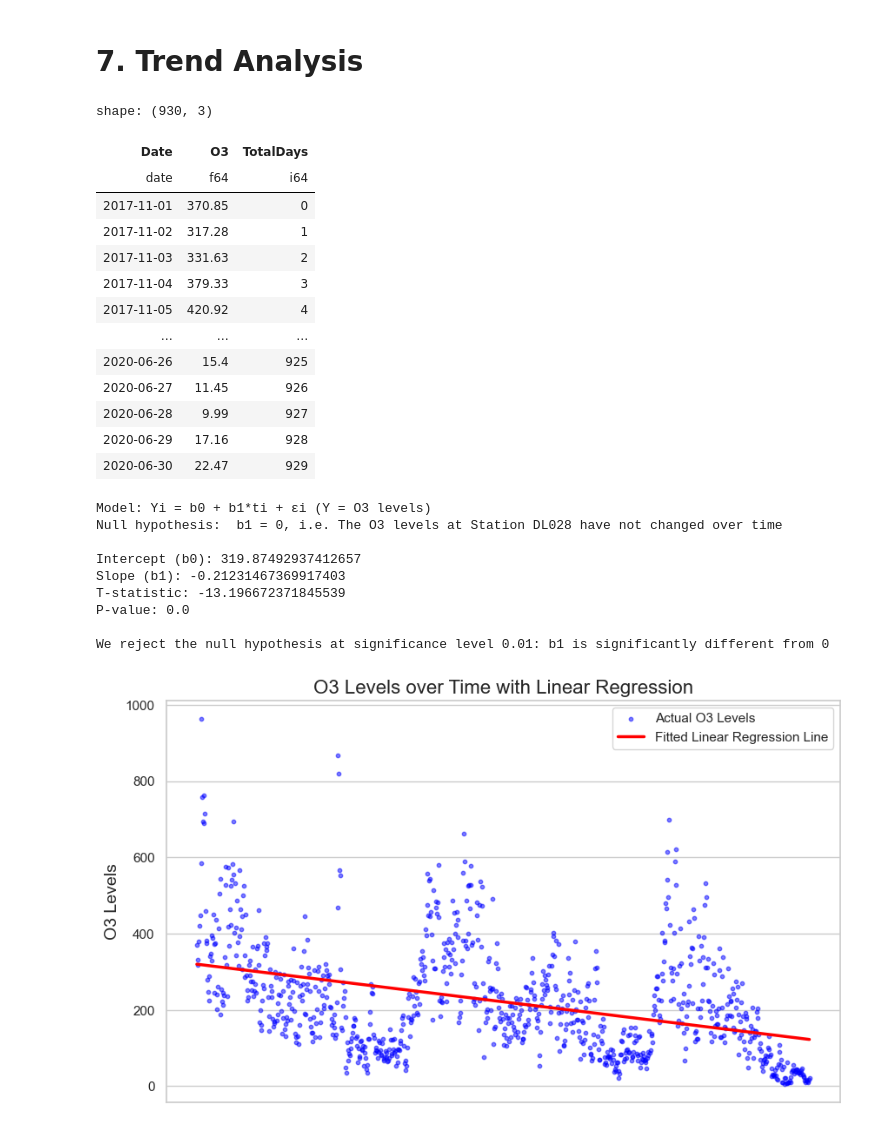
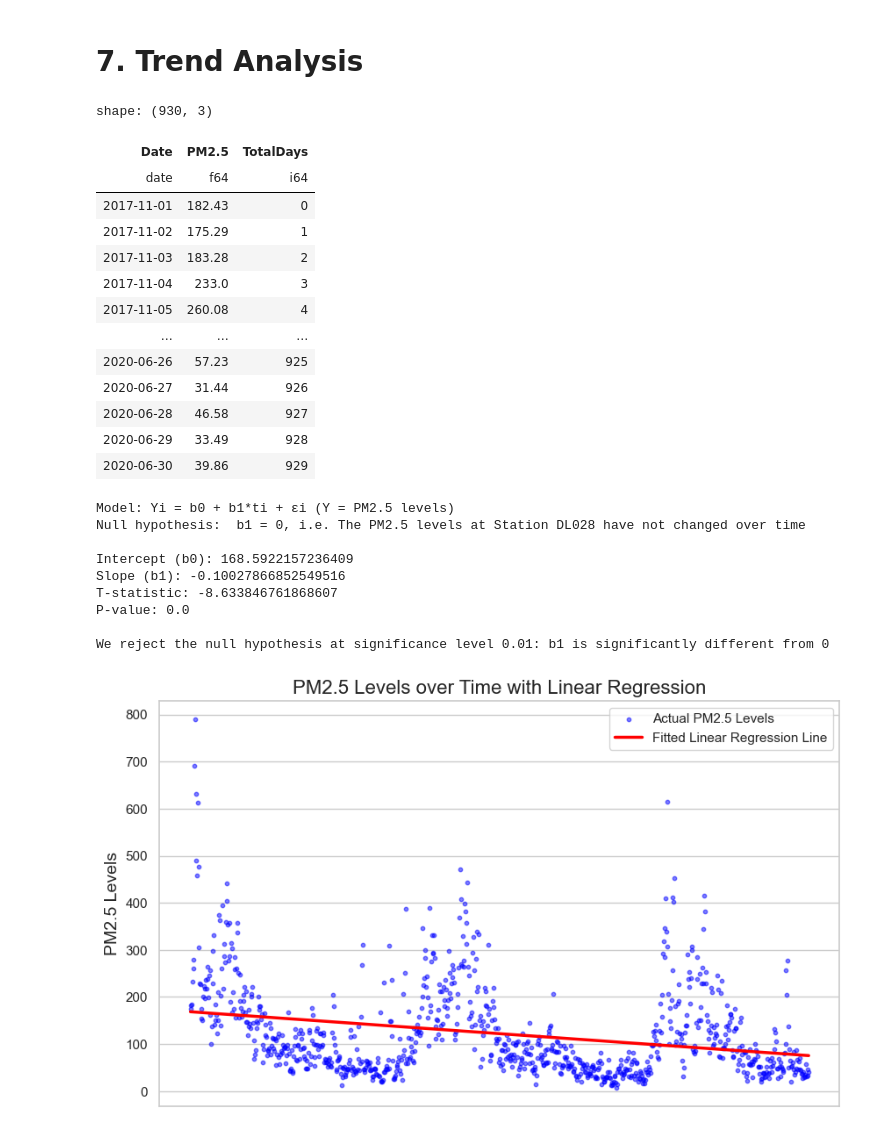
Before and after one commit to oliveira-da-silva-patrick/Workshop1-Project1-AirQualityInIndia, a Jupyter notebook: main_complete.ipynb, the cells around one changed output. Saved outputs shown, nothing was run; the diff lists cells and outputs as text; code cells hidden in the pictures.

```diff
--- a/main_complete.ipynb
+++ b/main_complete.ipynb
@@ -258,7 +258,7 @@ for air_metric in air_metrics:
 # Filter the data for Station DL001 and non-null PM2.5 values
 station_data = df.filter((pl.col('StationId') == 'DL028')).select(
     pl.col('Date'),
-    pl.col('O3'),
+    pl.col('PM2.5'),
     pl.col('Day').cast(pl.String).str.zfill(2),
     pl.col('Month').cast(pl.String).str.zfill(2),
     pl.col('Year'))
@@ -266,7 +266,7 @@ station_data = df.filter((pl.col('StationId') == 'DL028')).select(
 station_data = station_data.with_columns(pl.concat_str([pl.col("Year"), pl.col("Month"), pl.col('Day')], separator="").alias("TotalDays")) \
     .sort("TotalDays").select(
     pl.col('Date'),
-    pl.col('O3'),
+    pl.col('PM2.5'),
     pl.col('TotalDays').cast(pl.Int32))
 
 station_data = station_data.replace_column(2, pl.Series('TotalDays', list(range(0,len(station_data['TotalDays'])))))
@@ -274,28 +274,27 @@ station_data = station_data.replace_column(2, pl.Series('TotalDays', list(range(
 display(station_data)
 # %% [output]
 shape: (930, 3)
-| Date | O3 | TotalDays |
+| Date | PM2.5 | TotalDays |
 | date | f64 | i64 |
-| 2017-11-01 | 370.85 | 0 |
-| 2017-11-02 | 317.28 | 1 |
-| 2017-11-03 | 331.63 | 2 |
-| 2017-11-04 | 379.33 | 3 |
-| 2017-11-05 | 420.92 | 4 |
+| 2017-11-01 | 182.43 | 0 |
+| 2017-11-02 | 175.29 | 1 |
+| 2017-11-03 | 183.28 | 2 |
+| 2017-11-04 | 233.0 | 3 |
+| 2017-11-05 | 260.08 | 4 |
 | … | … | … |
-| 2020-06-26 | 15.4 | 925 |
-| 2020-06-27 | 11.45 | 926 |
-| 2020-06-28 | 9.99 | 927 |
-| 2020-06-29 | 17.16 | 928 |
-| 2020-06-30 | 22.47 | 929 |
+| 2020-06-26 | 57.23 | 925 |
+| 2020-06-27 | 31.44 | 926 |
+| 2020-06-28 | 46.58 | 927 |
+| 2020-06-29 | 33.49 | 928 |
+| 2020-06-30 | 39.86 | 929 |
 # %%
-import polars as pl
 from sklearn.linear_model import LinearRegression
 import numpy as np
 from scipy import stats
 
 # Extract independent (X) and dependent (y) variables
 X = station_data.select('TotalDays').to_numpy()
-y = station_data.select('O3').to_numpy()
+y = station_data.select('PM2.5').to_numpy()
 
 # Fit the linear regression model
 model = LinearRegression()
@@ -305,7 +304,7 @@ model.fit(X, y)
 b0 = model.intercept_[0]  # Intercept
 b1 = model.coef_[0][0]    # Slope
 
-# Predict O3 values
+# Predict PM2.5 values
 y_pred = model.predict(X)
 
 # Calculate residuals
@@ -325,8 +324,8 @@ p_value = 2 * (1 - stats.t.cdf(np.abs(t_statistic), df=n-2))
 alpha = 0.01
 
 # Print the results
-print(f"Model: Yi = b0 + b1*ti + εi (Y = O3 levels)")
-print(f'Null hypothesis:  b1 = 0, i.e. The O3 levels at Station DL028 have not changed over time \n')
+print(f"Model: Yi = b0 + b1*ti + εi (Y = PM2.5 levels)")
+print(f'Null hypothesis:  b1 = 0, i.e. The PM2.5 levels at Station DL028 have not changed over time \n')
 print(f"Intercept (b0): {b0}")
 print(f"Slope (b1): {b1}")
 print(f"T-statistic: {t_statistic}")
@@ -338,30 +337,30 @@ if p_value < alpha:
 else:
     print(f"We fail to reject the null hypothesis at significance level {alpha}: b1 is not significantly different from 0")
 # %% [output]
-Model: Yi = b0 + b1*ti + εi (Y = O3 levels)
-Null hypothesis:  b1 = 0, i.e. The O3 levels at Station DL028 have not changed over time
+Model: Yi = b0 + b1*ti + εi (Y = PM2.5 levels)
+Null hypothesis:  b1 = 0, i.e. The PM2.5 levels at Station DL028 have not changed over time
 
-Intercept (b0): 319.87492937412657
-Slope (b1): -0.21231467369917403
-T-statistic: -13.196672371845539
+Intercept (b0): 168.5922157236409
+Slope (b1): -0.10027866852549516
+T-statistic: -8.633846761868607
 P-value: 0.0
 
 We reject the null hypothesis at significance level 0.01: b1 is significantly different from 0
 # %%
 # Plot the actual data points and the linear regression line
 plt.figure(figsize=(10,6))
-plt.scatter(X, y, color=colors[2], label='Actual O3 Levels', s = 10, alpha = 0.5)
+plt.scatter(X, y, color=colors[2], label='Actual PM2.5 Levels', s = 10, alpha = 0.5)
 plt.plot(X, y_pred, color='red', linewidth=2.5, label='Fitted Linear Regression Line')
 
 # Labels and Title
-plt.title('O3 Levels over Time with Linear Regression', fontsize=16)
+plt.title('PM2.5 Levels over Time with Linear Regression', fontsize=16)
 plt.xlabel('')
-plt.ylabel('O3 Levels', fontsize=14)
+plt.ylabel('PM2.5 Levels', fontsize=14)
 plt.xticks([])
 plt.legend()
 
 # Show plot
 plt.grid(True)
 plt.show()
 # %% [output]
-[figure, old version]
+[figure, new version]
```
Also changed, not shown: 1 other file.
